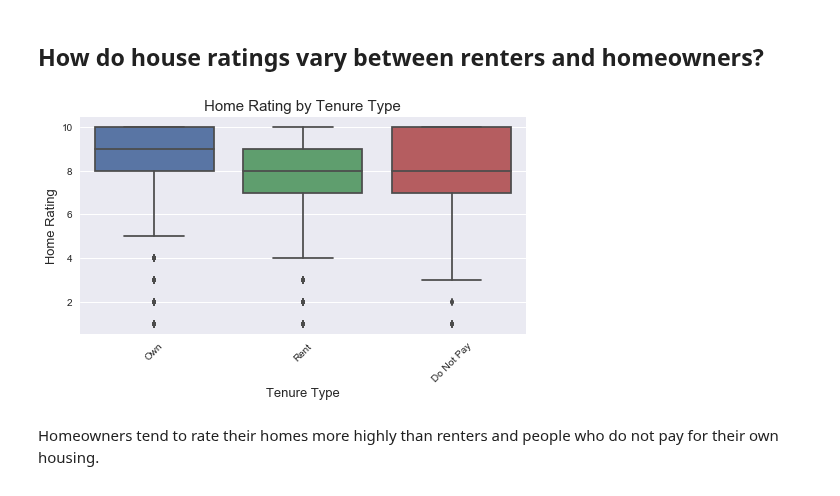
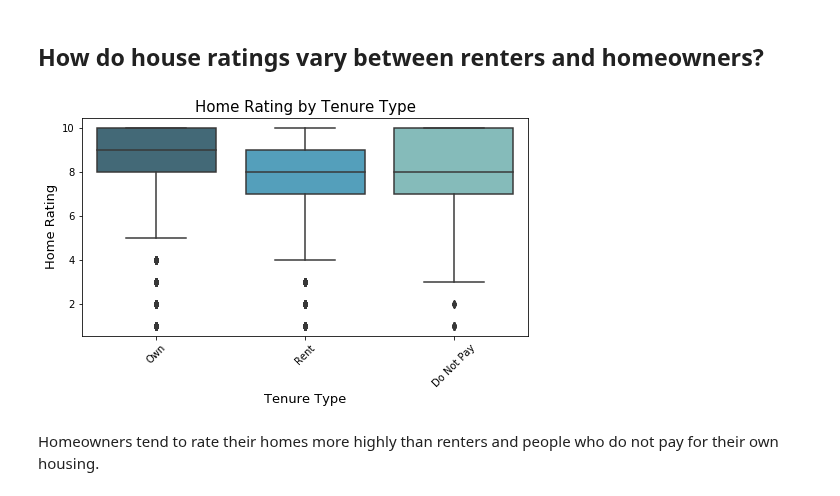
Before and after one commit to kellywong1314/Analytics-and-Machine-Learning, a Jupyter notebook: Capstone 1 - American Housing Satisfaction/EDA_American Housing Survey 2015.ipynb, the cells around one changed output. Cells and saved outputs as stored; diff of their text form; code cells hidden in the pictures.

```diff
--- a/Capstone 1 - American Housing Satisfaction/EDA_American Housing Survey 2015.ipynb
+++ b/Capstone 1 - American Housing Satisfaction/EDA_American Housing Survey 2015.ipynb
@@ -58,14 +60,15 @@ The median rating for almost every region is 8, but the range of ratings varies
 ## How do house ratings vary between renters and homeowners?
 # %%
 plt.figure(figsize=(8,4))
-sns.boxplot(x='tenure', y='rating_house', data=df_household_clean).set(xticklabels=['Own','Rent','Do Not Pay'])
+sns.boxplot(x='tenure', y='rating_house', data=df_household_clean, palette='GnBu_d').set(xticklabels=['Own','Rent','Do Not Pay'])
 plt.xticks(rotation=45)
 plt.xlabel('Tenure Type', fontsize=13)
 plt.ylabel('Home Rating', fontsize=13)
 plt.title('Home Rating by Tenure Type', fontsize=15)
+plt.savefig('Images/Home Rating by Tenure Type.png', bbox_inches='tight')
 plt.show()
 # %% [output]
-[figure, old version]
+[figure, new version]
 # %% [markdown]
 Homeowners tend to rate their homes more highly than renters and people who do not pay for their own housing.
 # %% [markdown]
```
Also changed, not shown: parts of 9 cells of this notebook.
